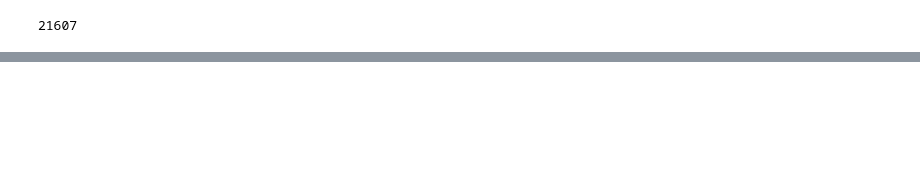
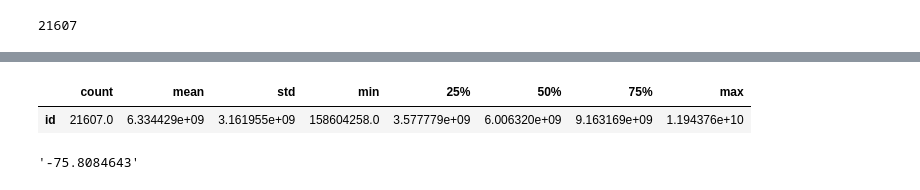
Before and after one commit to eoinmtreacy/pinbox, a Jupyter notebook: ml_pipeline/data_evaluation/osm_places/osm_places.ipynb, the cells around one changed output, grey strips where cells are left out. Cells and saved outputs as stored; diff of their text form; code cells hidden in the pictures; blank space fills up the shorter version.

```diff
--- a/ml_pipeline/data_evaluation/osm_places/osm_places.ipynb
+++ b/ml_pipeline/data_evaluation/osm_places/osm_places.ipynb
@@ -86,0 +163,10 @@ SyntaxError: invalid syntax (846146112.py, line 1)
+# %%
+df.describe().T
+# %% [output]
+|  | count | mean | std | min | 25% | 50% | 75% | max |
+| id | 21607.0 | 6.334429e+09 | 3.161955e+09 | 158604258.0 | 3.577779e+09 | 6.006320e+09 | 9.163169e+09 | 1.194376e+10 |
+# %%
+decimal = fnode.lon
+decimal.to_eng_string()
+# %% [output]
+'-75.8084643'
```
Also changed, not shown: parts of 13 cells of this notebook, 1 other file.
